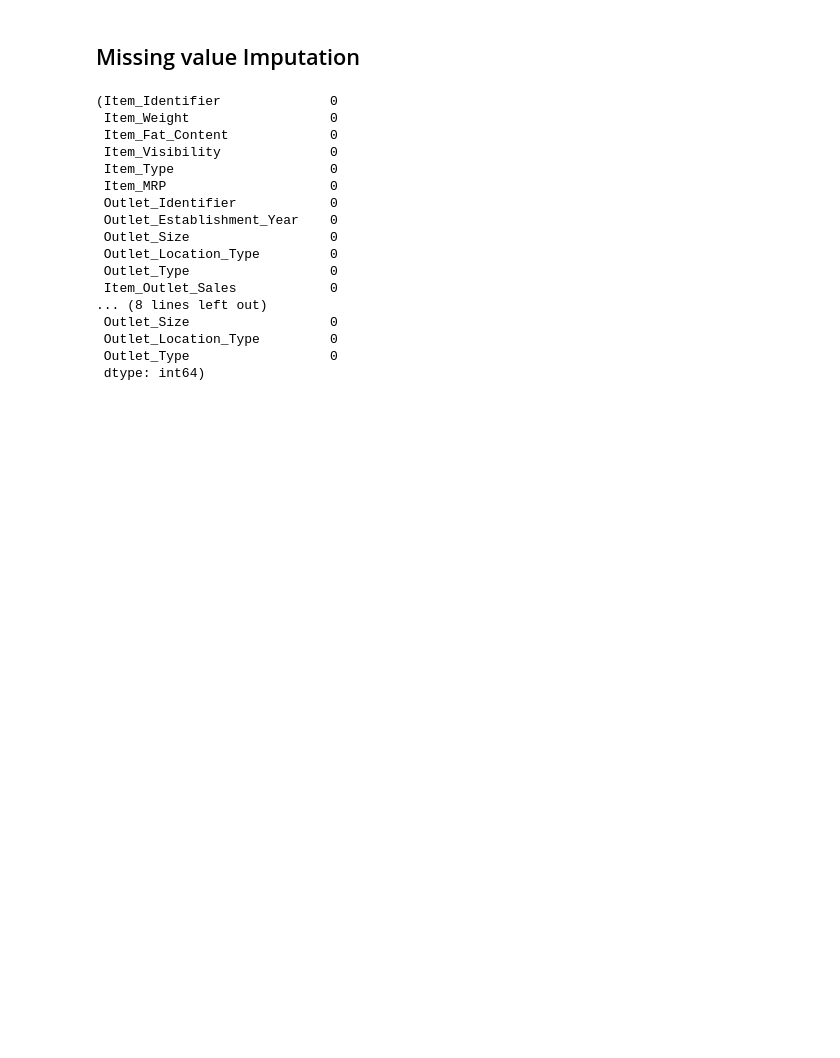
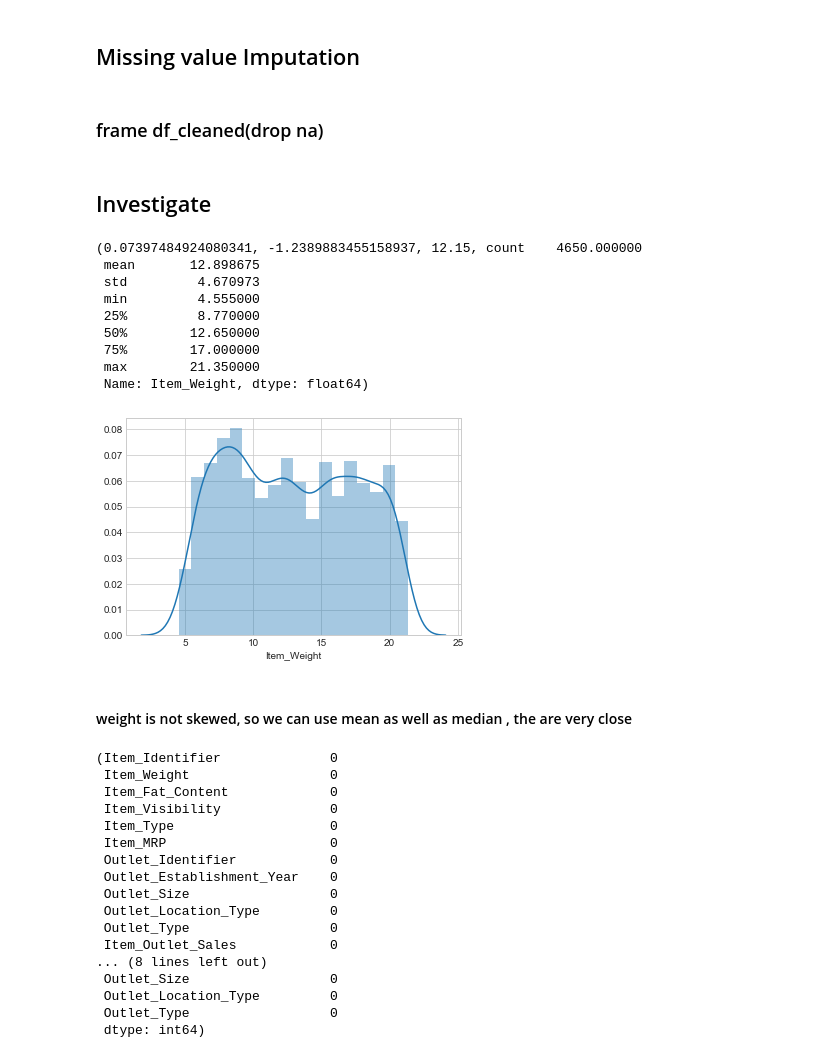
Before and after one commit to pat-123/bigmart, a Jupyter notebook: notebooks/bigmart_sales.ipynb, the cells around one changed output. Drawn from its saved outputs; the diff is of its cells as text; code cells hidden in the pictures; blank space fills up the shorter version.

```diff
--- a/notebooks/bigmart_sales.ipynb
+++ b/notebooks/bigmart_sales.ipynb
@@ -113,3 +97,5 @@ missing_values
 | Item_Outlet_Sales | 0.000000 |
 # %% [markdown]
 ## Missing value Imputation
+# %% [markdown]
+### frame df_cleaned(drop na)
@@ -115,0 +107,2 @@ missing_values
+# %% [markdown]
+## Investigate
@@ -116,2 +114,19 @@ missing_values
+# %%
+sb.distplot(train_df.dropna().Item_Weight)
+skew(train_df.dropna().Item_Weight),kurtosis(train_df.dropna().Item_Weight),train_df.dropna().Item_Weight.mode()[0],\
+train_df.dropna().Item_Weight.describe()
+# %% [output]
+(0.07397484924080341, -1.2389883455158937, 12.15, count    4650.000000
+ mean       12.898675
+ std         4.670973
+ min         4.555000
+ 25%         8.770000
+ 50%        12.650000
+ 75%        17.000000
+ max        21.350000
+ Name: Item_Weight, dtype: float64)
+[figure, added]
+# %% [markdown]
+#### weight is not skewed, so we can use mean as well as median , the are very close
 # %%
 # Impute the MV
```
Also changed, not shown: parts of 205 cells of this notebook, 5 other files.
